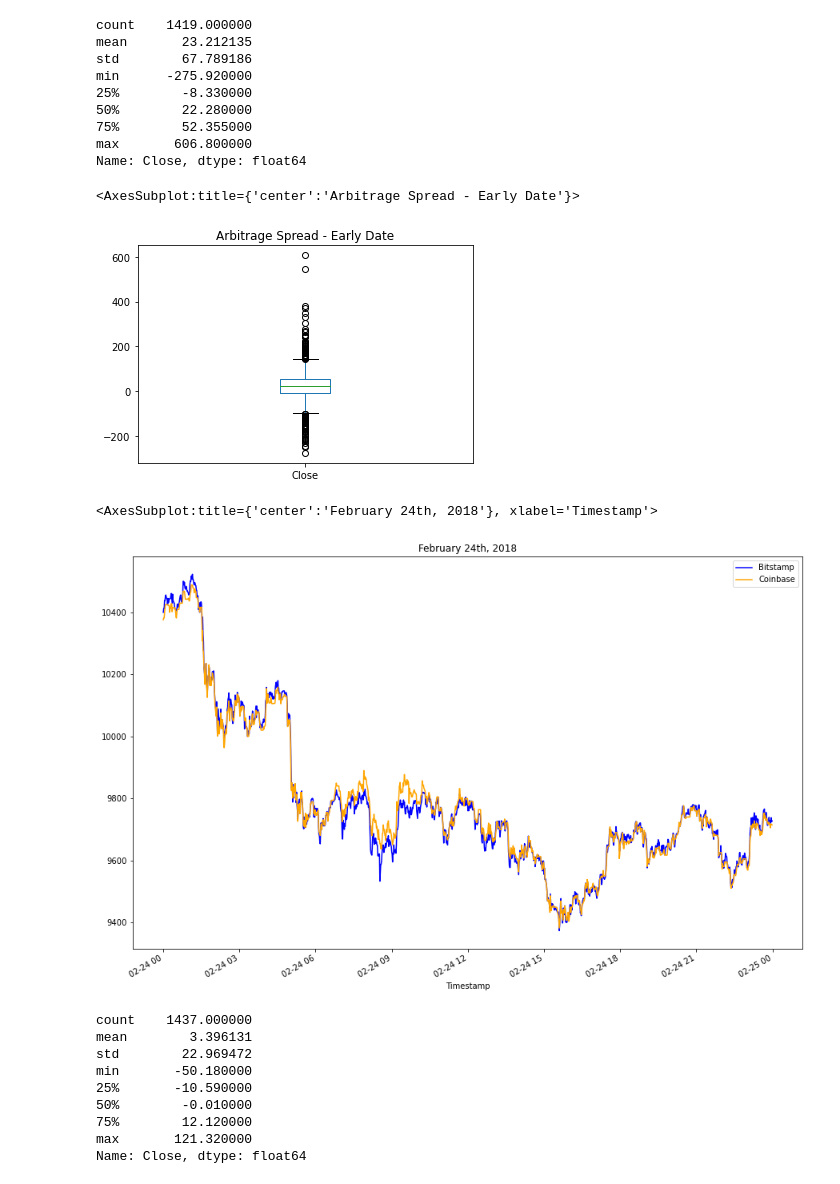
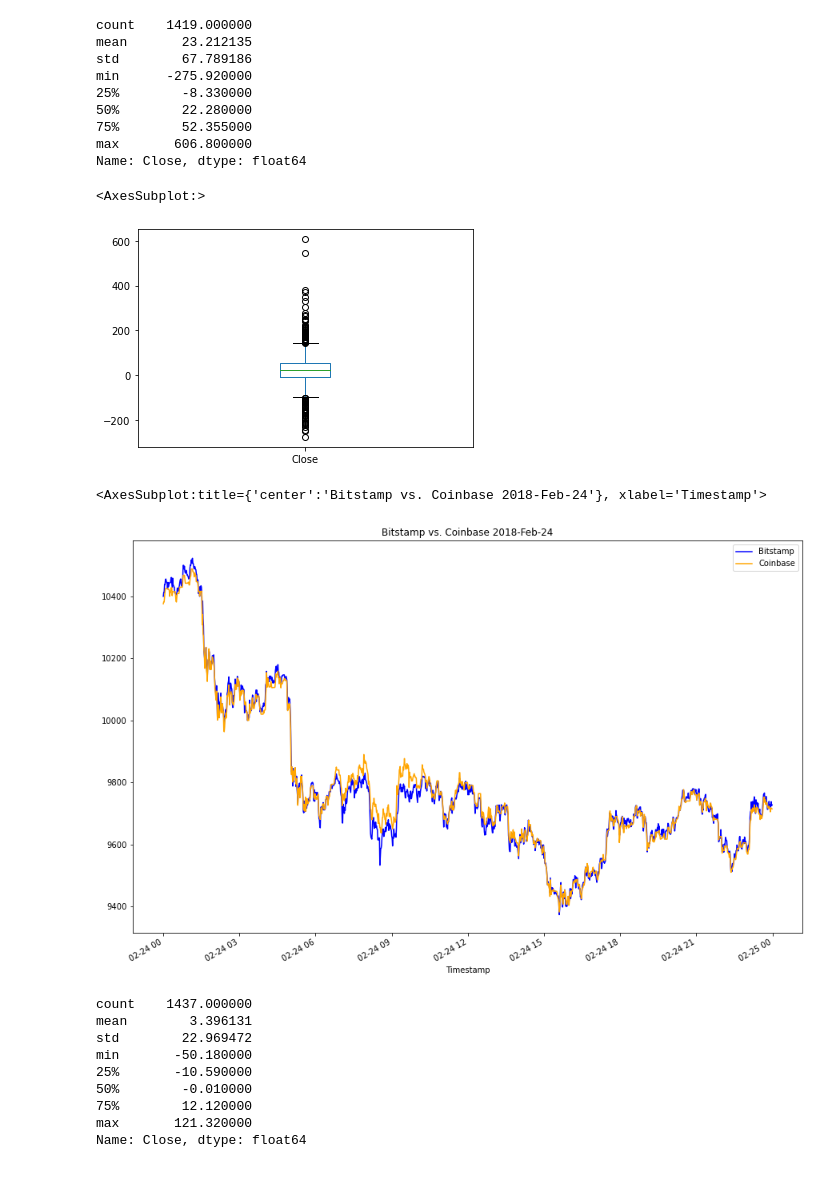
Before and after one commit to blandwhite/Challenge_3, a Jupyter notebook: crypto_arbitrage.ipynb, the cells around one changed output. Cells and saved outputs as stored; diff of their text form; code cells hidden in the pictures.

```diff
--- a/crypto_arbitrage.ipynb
+++ b/crypto_arbitrage.ipynb
@@ -491,9 +510,9 @@ Select the data you want to analyze. Use `loc` or `iloc` to select the following
 # %%
 # Use loc or iloc to select `Timestamp (the index)` and `Close` from bitstamp DataFrame
-bitstamp_sliced = # YOUR CODE HERE
+bitstamp_sliced = pd.DataFrame(bitstamp.loc[:,'Close'])
 
 # Review the first five rows of the DataFrame
-# YOUR CODE HERE
+bitstamp_sliced.head()
 # %% [output]
 |  | Close |
 | Timestamp |  |
@@ -505,9 +547,9 @@ bitstamp_sliced = # YOUR CODE HERE
 # %%
 # Use loc or iloc to select `Timestamp (the index)` and `Close` from coinbase DataFrame
-coinbase_sliced = # YOUR CODE HERE
+coinbase_sliced = pd.DataFrame(coinbase.loc[:,"Close"])
 
 # Review the first five rows of the DataFrame
-# YOUR CODE HERE
+coinbase_sliced.head()
 # %% [output]
 |  | Close |
 | Timestamp |  |
@@ -614,10 +660,10 @@ Focus your analysis on specific dates by completing the following steps:
 # %%
 # Using the early date that you have selected, calculate the arbitrage spread
 # by subtracting the bitstamp lower closing prices from the coinbase higher closing prices
-arbitrage_spread_early = # YOUR CODE HERE
+arbitrage_spread_early = coinbase_sliced['Close'].loc['2018-1-16'] - bitstamp_sliced['Close'].loc['2018-01-16']
 
 # Generate summary statistics for the early DataFrame
-# YOUR CODE HERE
+arbitrage_spread_early.describe()
 # %% [output]
 count    1419.000000
 mean       23.212135
@@ -630,17 +676,18 @@ max       606.800000
 Name: Close, dtype: float64
 # %%
 # Visualize the arbitrage spread from early in the dataset in a box plot
-# YOUR CODE HERE
+arbitrage_spread_early.plot.box()
 # %% [output]
-<AxesSubplot:title={'center':'Arbitrage Spread - Early Date'}>
+<AxesSubplot:>
-[figure, old version]
+[figure, new version]
 # %%
 # Create an overlay plot that visualizes the two dataframes over a period of one day from the middle of the dataset.
 # Be sure that the plots include the parameters `legend`, `figsize`, `title`, `color` and `label`
-# YOUR CODE HERE
+bitstamp_sliced['Close'].loc['2018-2-24'].plot(legend=True,figsize=(15,10),title="Bitstamp vs. Coinbase 2018-Feb-24",color="blue",label='Bitstamp')
+coinbase_sliced['Close'].loc['2018-2-24'].plot(legend=True,figsize=(15,10),color="orange",label='Coinbase')
 # %% [output]
-<AxesSubplot:title={'center':'February 24th, 2018'}, xlabel='Timestamp'>
+<AxesSubplot:title={'center':'Bitstamp vs. Coinbase 2018-Feb-24'}, xlabel='Timestamp'>
-[figure, old version]
+[figure, new version]
 # %%
 # Using the date in the middle that you have selected, calculate the arbitrage spread
 # by subtracting the bitstamp lower closing prices from the coinbase higher closing prices
```
Also changed, not shown: parts of 18 cells of this notebook.
